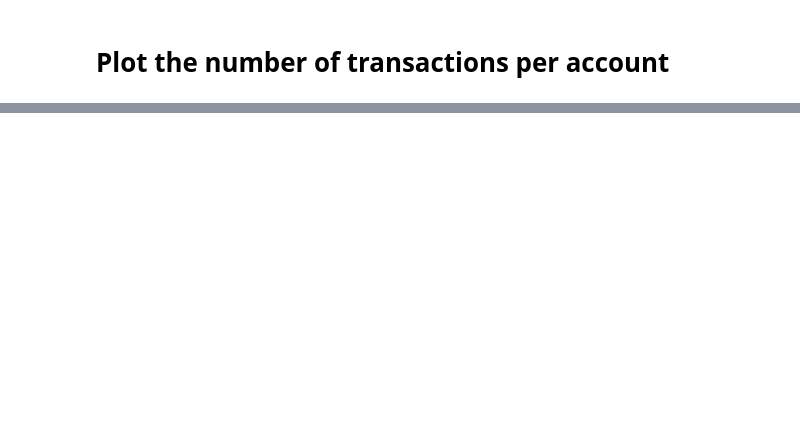
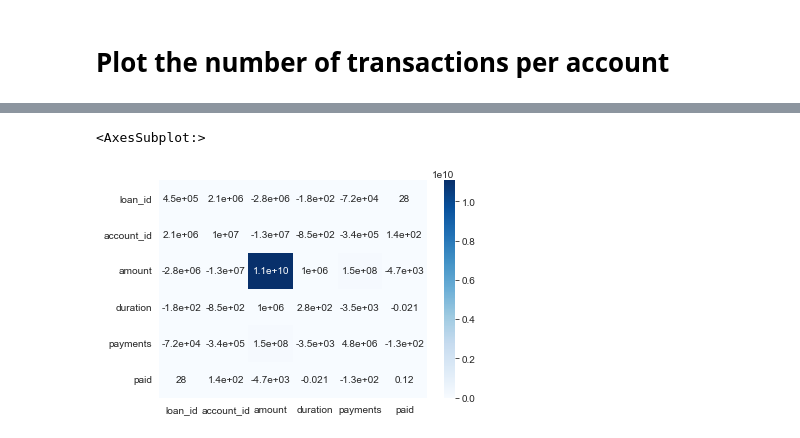
Before and after one commit to ruialves35/feup-ac, a Jupyter notebook: src/understanding/understanding.ipynb, the cells around one changed output, grey strips where cells are left out. Cells and saved outputs as stored; diff of their text form; code cells hidden in the pictures; blank space fills up the shorter version.

Commit message:
Add covariance and correlation matrix

```diff
--- a/src/understanding/understanding.ipynb
+++ b/src/understanding/understanding.ipynb
@@ -296,0 +321,6 @@ sns.histplot(account_transactions["num_transactions"], kde=False, bins=100)
+# %%
+# graph with covariance matrix
+sns.heatmap(loan_data.cov(), annot=True, cmap='Blues')
+# %% [output]
+<AxesSubplot:>
+[figure, added]
```
Also changed, not shown: parts of 10 cells of this notebook.
